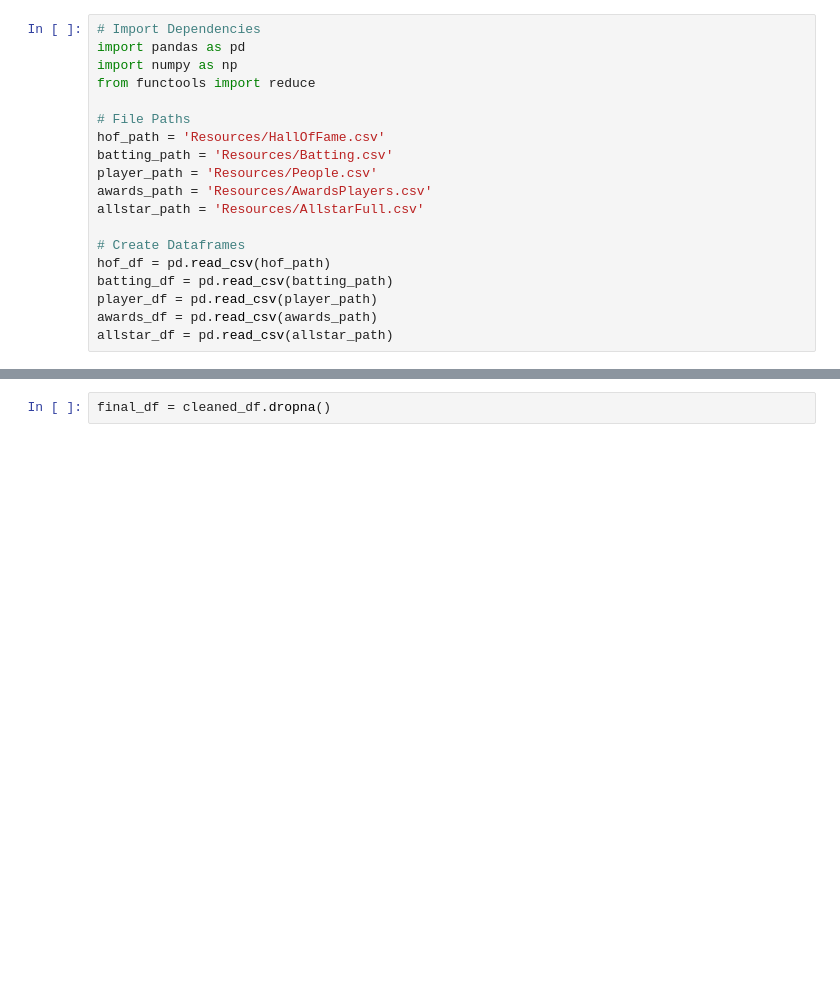
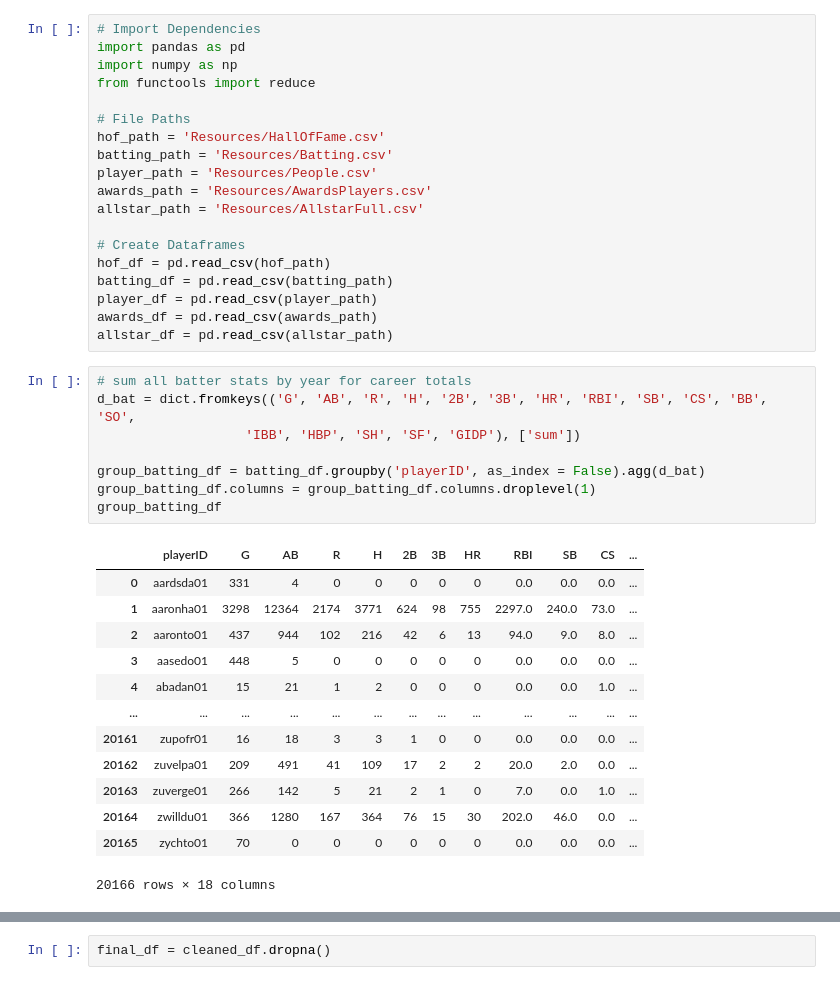
Before and after one commit to adrianm240/baseball_statcast, a Jupyter notebook: mlb_hof.ipynb, the cells around one changed output, grey strips where cells are left out. Drawn from its saved outputs; the diff is of its cells as text; blank space fills up the shorter version.

```diff
--- a/mlb_hof.ipynb
+++ b/mlb_hof.ipynb
@@ -17,3 +17,25 @@ batting_df = pd.read_csv(batting_path)
 player_df = pd.read_csv(player_path)
 awards_df = pd.read_csv(awards_path)
 allstar_df = pd.read_csv(allstar_path)
+# %%
+# sum all batter stats by year for career totals
+d_bat = dict.fromkeys(('G', 'AB', 'R', 'H', '2B', '3B', 'HR', 'RBI', 'SB', 'CS', 'BB', 'SO',
+                   'IBB', 'HBP', 'SH', 'SF', 'GIDP'), ['sum'])
+
+group_batting_df = batting_df.groupby('playerID', as_index = False).agg(d_bat)
+group_batting_df.columns = group_batting_df.columns.droplevel(1)
+group_batting_df
+# %% [output]
+|  | playerID | G | AB | R | H | 2B | 3B | HR | RBI | SB | CS | ... |
+| 0 | aardsda01 | 331 | 4 | 0 | 0 | 0 | 0 | 0 | 0.0 | 0.0 | 0.0 | ... |
+| 1 | aaronha01 | 3298 | 12364 | 2174 | 3771 | 624 | 98 | 755 | 2297.0 | 240.0 | 73.0 | ... |
+| 2 | aaronto01 | 437 | 944 | 102 | 216 | 42 | 6 | 13 | 94.0 | 9.0 | 8.0 | ... |
+| 3 | aasedo01 | 448 | 5 | 0 | 0 | 0 | 0 | 0 | 0.0 | 0.0 | 0.0 | ... |
+| 4 | abadan01 | 15 | 21 | 1 | 2 | 0 | 0 | 0 | 0.0 | 0.0 | 1.0 | ... |
+| ... | ... | ... | ... | ... | ... | ... | ... | ... | ... | ... | ... | ... |
+| 20161 | zupofr01 | 16 | 18 | 3 | 3 | 1 | 0 | 0 | 0.0 | 0.0 | 0.0 | ... |
+| 20162 | zuvelpa01 | 209 | 491 | 41 | 109 | 17 | 2 | 2 | 20.0 | 2.0 | 0.0 | ... |
+| 20163 | zuverge01 | 266 | 142 | 5 | 21 | 2 | 1 | 0 | 7.0 | 0.0 | 1.0 | ... |
+| 20164 | zwilldu01 | 366 | 1280 | 167 | 364 | 76 | 15 | 30 | 202.0 | 46.0 | 0.0 | ... |
+| 20165 | zychto01 | 70 | 0 | 0 | 0 | 0 | 0 | 0 | 0.0 | 0.0 | 0.0 | ... |
+20166 rows × 18 columns
```
Also changed, not shown: parts of 15 cells of this notebook, 3 other files.
